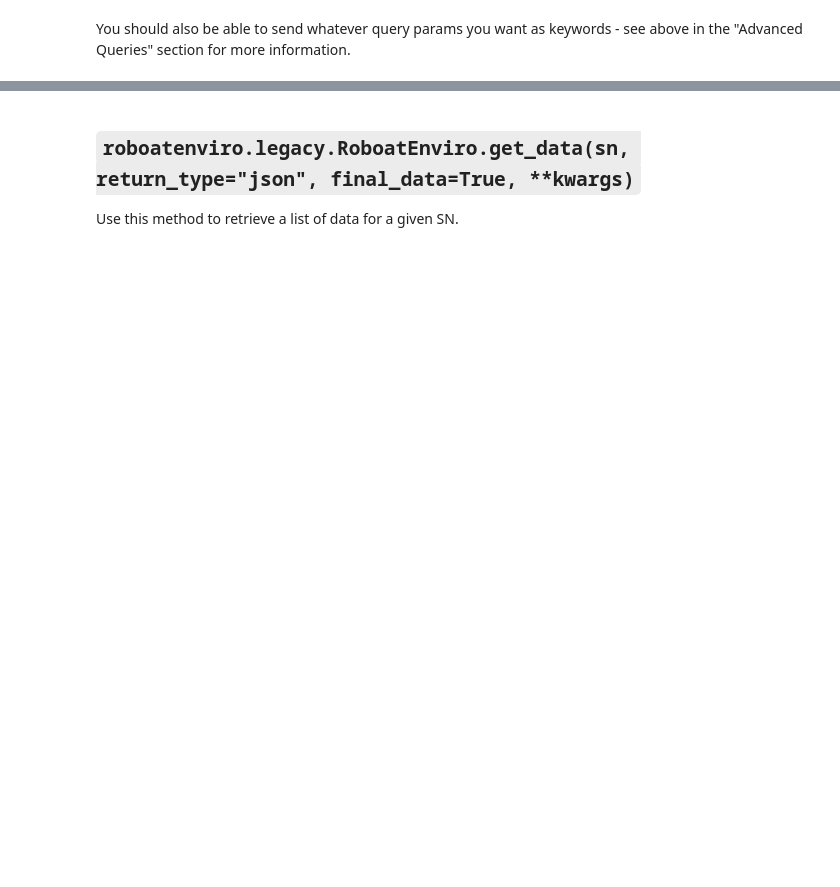
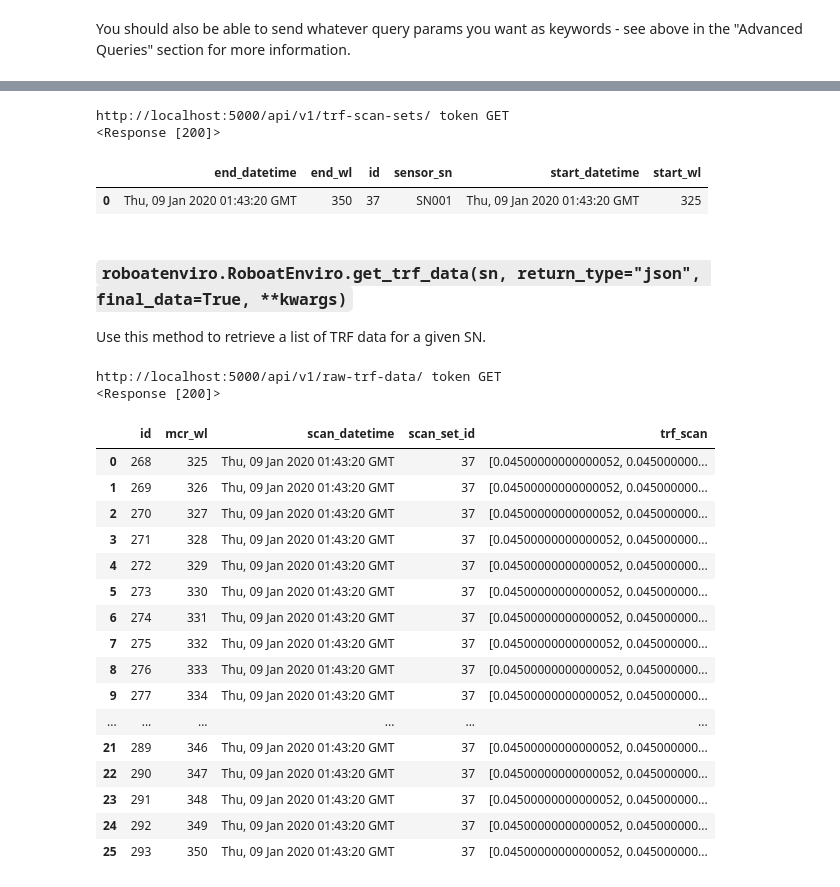
Before and after one commit to drewmee/py-roboat-enviro, a Jupyter notebook: docs/introduction.ipynb, the cells around one changed output, grey strips where cells are left out. Cells and saved outputs as stored; diff of their text form; code cells hidden in the pictures; blank space fills up the shorter version.

```diff
--- a/docs/introduction.ipynb
+++ b/docs/introduction.ipynb
@@ -93,0 +112,3 @@ api.get_accounts(return_type='dataframe')
+# %%
+api.get_sensors()
+api.add_sensor(params=dict(sn="SN001"))
@@ -125,0 +222,4 @@ api.update_sensor("SN002", params=params)
+# %%
+for idx, row in df.iterrows():
+    params = row.to_dict()
+    api.add_trf_data(params=params)
@@ -126,4 +248,11 @@ api.update_sensor("SN002", params=params)
+# %%
+display(api.get_trf_scan_set("SN001", return_type="dataframe"))
+# %% [output]
+http://localhost:5000/api/v1/trf-scan-sets/ token GET
+<Response [200]>
+|  | end_datetime | end_wl | id | sensor_sn | start_datetime | start_wl |
+| 0 | Thu, 09 Jan 2020 01:43:20 GMT | 350 | 37 | SN001 | Thu, 09 Jan 2020 01:43:20 GMT | 325 |
 # %% [markdown]
-## `roboatenviro.legacy.RoboatEnviro.get_data(sn, return_type="json", final_data=True, **kwargs)`
+### `roboatenviro.RoboatEnviro.get_trf_data(sn, return_type="json", final_data=True, **kwargs)`
 
-Use this method to retrieve a list of data for a given SN.
+Use this method to retrieve a list of TRF data for a given SN.
@@ -167,2 +259,22 @@ pprint(trf_scan_set)
 # %%
-api.get_trf_data("SN001", return_type="dataframe")
+display(api.get_trf_data(sn="SN001", return_type="dataframe"))
+# %% [output]
+http://localhost:5000/api/v1/raw-trf-data/ token GET
+<Response [200]>
+|  | id | mcr_wl | scan_datetime | scan_set_id | trf_scan |
+| 0 | 268 | 325 | Thu, 09 Jan 2020 01:43:20 GMT | 37 | [0.04500000000000052, 0.045000000... |
+| 1 | 269 | 326 | Thu, 09 Jan 2020 01:43:20 GMT | 37 | [0.04500000000000052, 0.045000000... |
+| 2 | 270 | 327 | Thu, 09 Jan 2020 01:43:20 GMT | 37 | [0.04500000000000052, 0.045000000... |
+| 3 | 271 | 328 | Thu, 09 Jan 2020 01:43:20 GMT | 37 | [0.04500000000000052, 0.045000000... |
+| 4 | 272 | 329 | Thu, 09 Jan 2020 01:43:20 GMT | 37 | [0.04500000000000052, 0.045000000... |
+| 5 | 273 | 330 | Thu, 09 Jan 2020 01:43:20 GMT | 37 | [0.04500000000000052, 0.045000000... |
+| 6 | 274 | 331 | Thu, 09 Jan 2020 01:43:20 GMT | 37 | [0.04500000000000052, 0.045000000... |
+| 7 | 275 | 332 | Thu, 09 Jan 2020 01:43:20 GMT | 37 | [0.04500000000000052, 0.045000000... |
+| 8 | 276 | 333 | Thu, 09 Jan 2020 01:43:20 GMT | 37 | [0.04500000000000052, 0.045000000... |
+| 9 | 277 | 334 | Thu, 09 Jan 2020 01:43:20 GMT | 37 | [0.04500000000000052, 0.045000000... |
+| ... | ... | ... | ... | ... | ... |
+| 21 | 289 | 346 | Thu, 09 Jan 2020 01:43:20 GMT | 37 | [0.04500000000000052, 0.045000000... |
+| 22 | 290 | 347 | Thu, 09 Jan 2020 01:43:20 GMT | 37 | [0.04500000000000052, 0.045000000... |
+| 23 | 291 | 348 | Thu, 09 Jan 2020 01:43:20 GMT | 37 | [0.04500000000000052, 0.045000000... |
+| 24 | 292 | 349 | Thu, 09 Jan 2020 01:43:20 GMT | 37 | [0.04500000000000052, 0.045000000... |
+| 25 | 293 | 350 | Thu, 09 Jan 2020 01:43:20 GMT | 37 | [0.04500000000000052, 0.045000000... |
```
Also changed, not shown: parts of 40 cells of this notebook, 3 other files.
